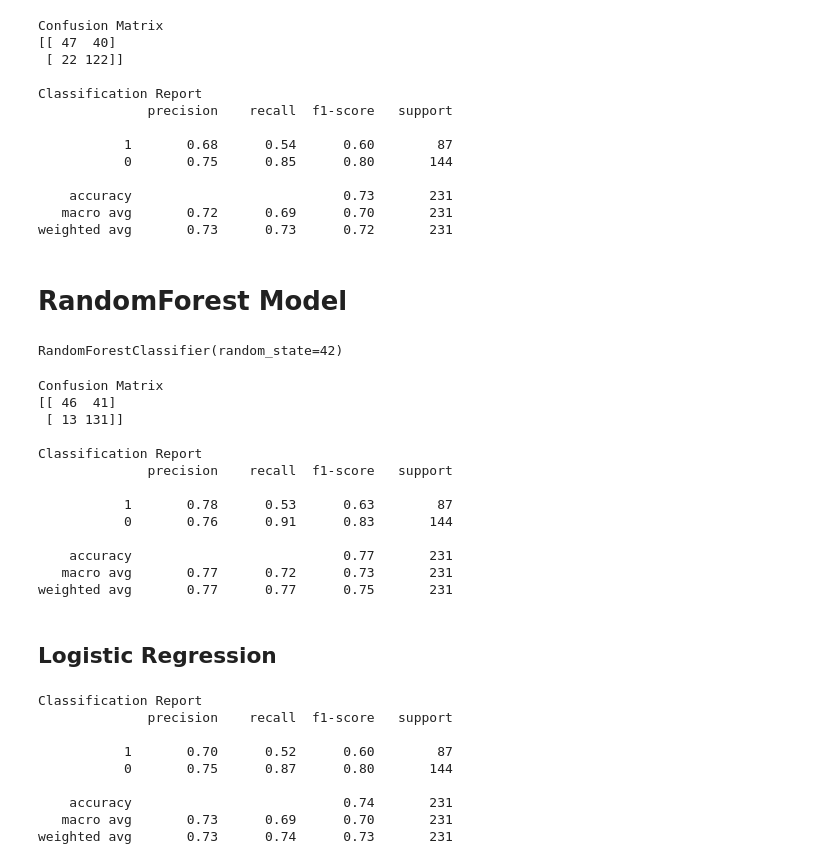
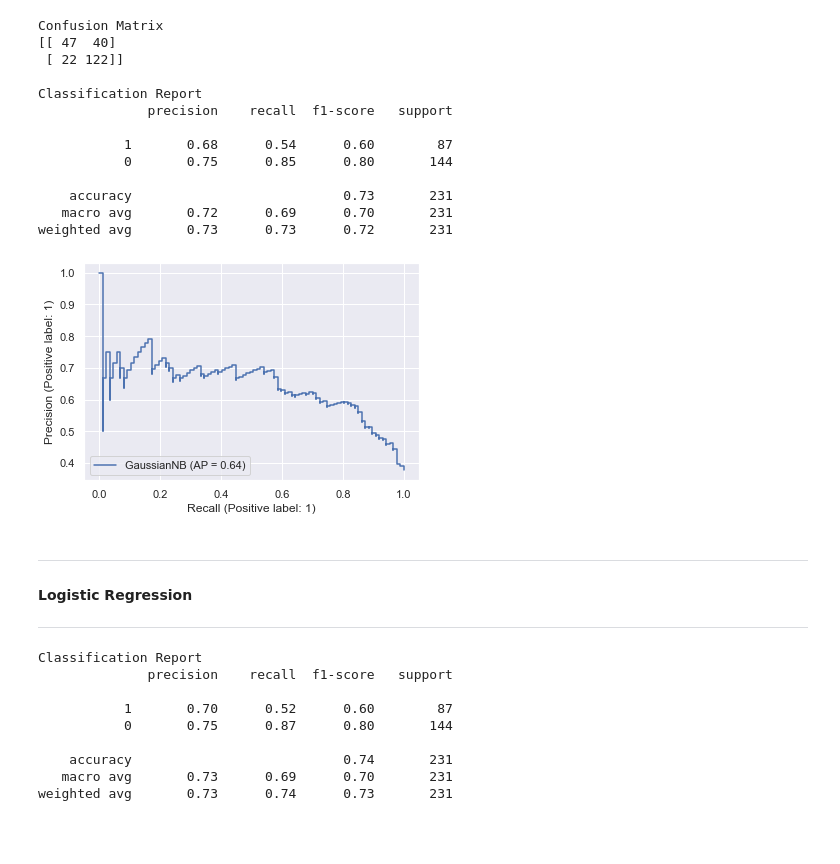
Before and after one commit to fernandadefalco/mini-projects, a Jupyter notebook: 1) Diabetes/ML - Diabetes.ipynb, the cells around one changed output. Saved outputs shown, nothing was run; the diff lists cells and outputs as text; code cells hidden in the pictures; blank space fills up the shorter version.

```diff
--- a/1) Diabetes/ML - Diabetes.ipynb
+++ b/1) Diabetes/ML - Diabetes.ipynb
@@ -148,7 +148,7 @@ atrib_prev = ['diabetes']
 # %%
 # Objects
-X = df[atributos].values
-Y = df[atrib_prev].values
+X = df[atributos]
+Y = df['diabetes']
 # %%
 # Split size
 split_test_size = 0.30
@@ -195,3 +199,7 @@ Test False : 144 (62.34%)
 # %%
 # Naive Bayes
 from sklearn.naive_bayes import GaussianNB
+# Creating the model
+modelo_v1 = GaussianNB()
+# Training the model
+modelo_v1.fit(X_treino, Y_treino)
@@ -201,3 +207,0 @@ modelo_v1 = GaussianNB()
-# %%
-# Training the model
-modelo_v1.fit(X_treino, Y_treino.ravel())
@@ -232,5 +231,3 @@ Classification Report
     accuracy                           0.73       231
    macro avg       0.72      0.69      0.70       231
 weighted avg       0.73      0.73      0.72       231
-# %% [markdown]
-# RandomForest Model
@@ -239,5 +233,0 @@ from sklearn.ensemble import RandomForestClassifier
-# %%
-modelo_v2 = RandomForestClassifier(random_state = 42)
-modelo_v2.fit(X_treino, Y_treino.ravel())
-# %% [output]
-RandomForestClassifier(random_state=42)
@@ -247,27 +234,13 @@ rf_predict_test = modelo_v2.predict(X_teste)
-# %%
-print("Confusion Matrix")
-
-print("{0}".format(metrics.confusion_matrix(Y_teste, rf_predict_test, labels = [1, 0])))
-print("")
-
-print("Classification Report")
-print(metrics.classification_report(Y_teste, rf_predict_test, labels = [1, 0]))
-# %% [output]
-Confusion Matrix
-[[ 46  41]
- [ 13 131]]
-
-Classification Report
-              precision    recall  f1-score   support
-
-           1       0.78      0.53      0.63        87
-           0       0.76      0.91      0.83       144
-
-    accuracy                           0.77       231
-   macro avg       0.77      0.72      0.73       231
-weighted avg       0.77      0.77      0.75       231
+# %%
+sns.set_theme(style='darkgrid')
+from sklearn.metrics import PrecisionRecallDisplay
+PrecisionRecallDisplay.from_estimator(estimator=modelo_v1, X=X_teste, y=Y_teste, pos_label=1);
+# %% [output]
+[figure, added]
 # %% [markdown]
-## Logistic Regression
+___________________
+#### Logistic Regression
+_________________
 # %%
 from sklearn.linear_model import LogisticRegression
 # %%
```
Also changed, not shown: parts of 33 cells of this notebook, 1 other file.
